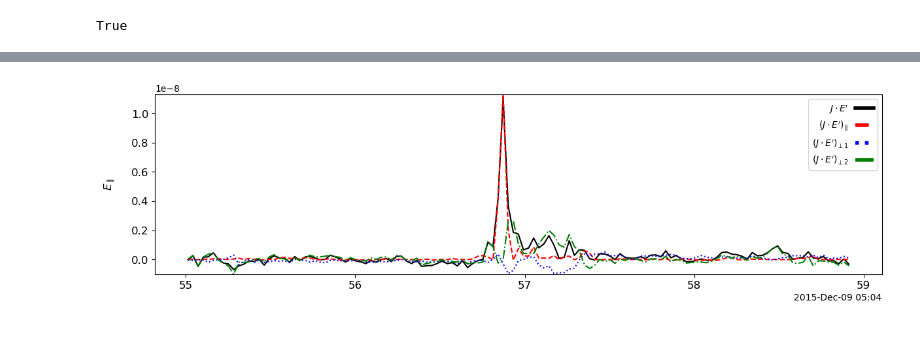
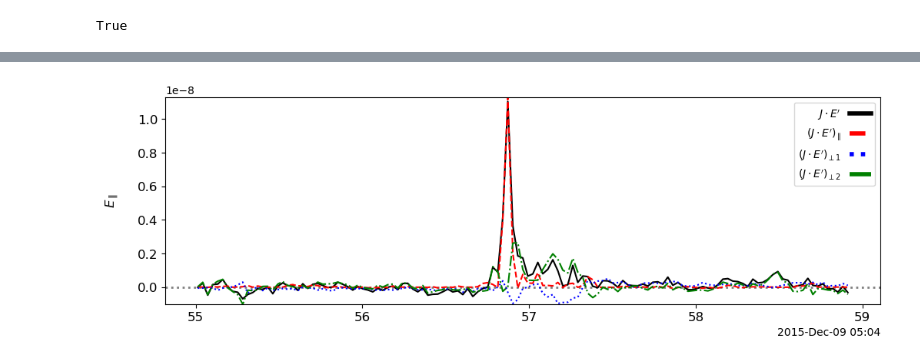
Before and after one commit to regis-john/FPC_mRx, a Jupyter notebook: validation_checks/JdotE_validation_check.ipynb, the cells around one changed output, grey strips where cells are left out. Cells and saved outputs as stored; diff of their text form; code cells hidden in the pictures.

Commit message:
Added a horizontal y=0 line to the J.E validation plots

```diff
--- a/validation_checks/JdotE_validation_check.ipynb
+++ b/validation_checks/JdotE_validation_check.ipynb
@@ -218,7 +219,9 @@ pyspedas.options('combined_je', 'line_width', 1.5)
 pyspedas.options('combined_je', 'ytitle', '$E_{\\parallel}$')
 
 # Plot
-pyspedas.tplot('combined_je', xsize=12, ysize=3.5,
+fig, ax = plt.subplots(figsize=(12, 3.5))
+ax.axhline(y=0.0, color='gray', linestyle='dotted', linewidth=2, zorder=0)
+pyspedas.tplot('combined_je', fig = fig, axis = ax,
                save_png='Fig4_Nov7_JdotE_comparison.png')
 
 # pyspedas.tplot(['je_gse', 'je_par_fac', 'je_perp1_fac', 'je_perp2_fac'])
@@ -234 +237 @@ pyspedas.tplot('combined_je', xsize=12, ysize=3.5,
-[figure, old version]
+[figure, new version]
```
Also changed, not shown: parts of 15 cells of this notebook, 3 other files.
